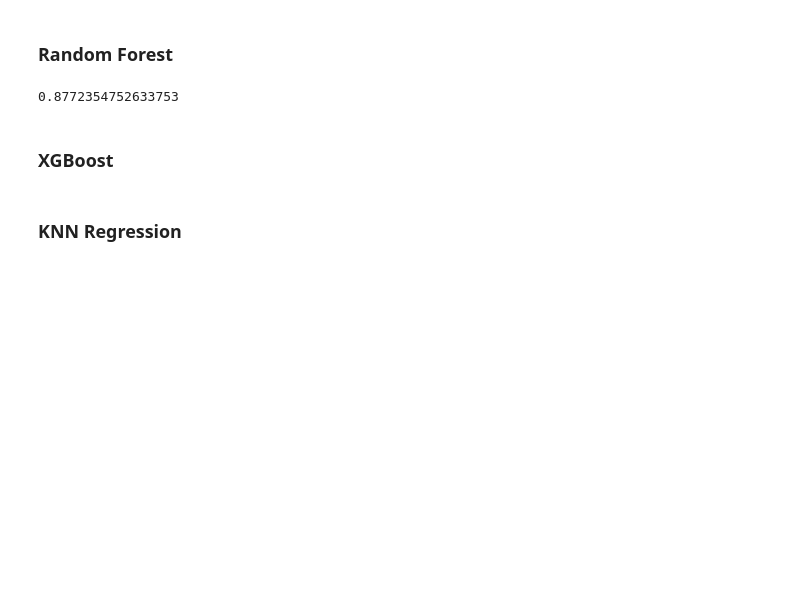
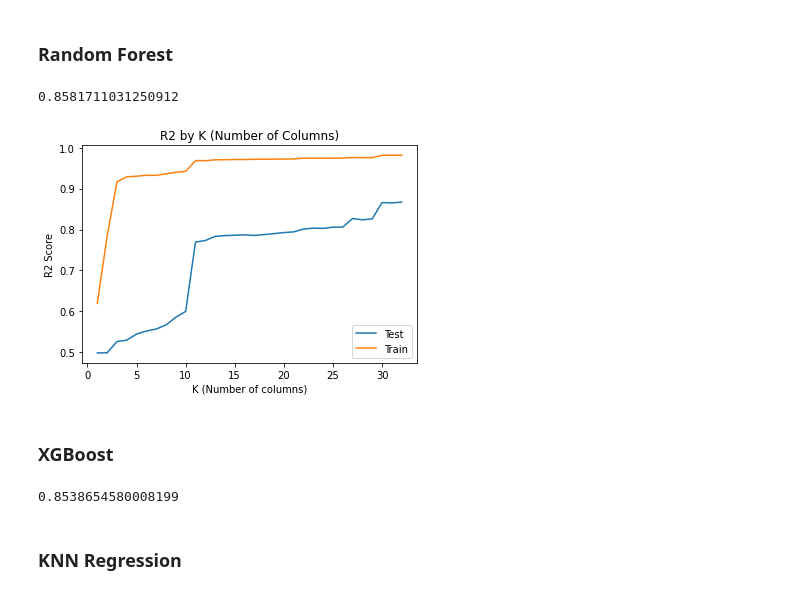
Before and after one commit to FelipeBuongermino/usa_housing, a Jupyter notebook: notebooks/USA_housing_analysis.ipynb, the cells around one changed output. Cells and saved outputs as stored; diff of their text form; code cells hidden in the pictures; blank space fills up the shorter version.

```diff
--- a/notebooks/USA_housing_analysis.ipynb
+++ b/notebooks/USA_housing_analysis.ipynb
@@ -961,10 +1037,9 @@ cv_results['test_score'].mean()
 from sklearn.ensemble import RandomForestRegressor
 from sklearn.model_selection import cross_validate
 
-forest = RandomForestRegressor(n_estimators=100)
+forest = RandomForestRegressor(n_estimators=100, n_jobs=-1, random_state=0)
 
-cv_results = cross_validate(forest, X, y, scoring = "r2", cv=5)
-
+cv_results = cross_validate(forest, X_train, y_train, scoring = "r2", cv=5)
 cv_results['test_score'].mean()
 # %% [output]
-0.8772354752633753
+0.8581711031250912
@@ -997,17 +1046,61 @@ for k in range(1,len(df_concat.columns)):
+# %%
+from sklearn.metrics import mean_absolute_error, r2_score
+import matplotlib.pyplot as plt
+
+X_train, X_test, y_train, y_test = train_test_split(df_concat.drop(['price'],axis=1), df_concat['price'], test_size=0.30, random_state=42)
+
+score_test_values = []
+score_train_values = []
+k_values = []
+
+for k in range(1,len(df_concat.columns)):
+
+    X_train, X_test, y_train, y_test = train_test_split(df_concat.drop(['price'],axis=1), df_concat['price'], test_size=0.30, random_state=42)
+    k = k
+    selector = SelectKBest(score_func=f_regression, k=k)
+    xtrain2 = selector.fit_transform(X_train, y_train)
+    xtest2 = selector.transform(X_test)
+
+    mdl = RandomForestRegressor(n_estimators=100, n_jobs=-1, random_state=0)
+    mdl.fit(xtrain2, y_train)
+
+    p = mdl.predict(xtest2)
+    p2 = mdl.predict(xtrain2)
+
+    score_test = r2_score(y_test,p)
+    score_test_values.append(score_test)
+    score_train = r2_score(y_train,p2)
+    score_train_values.append(score_train)
+    k_values.append(k)
+
+plt.plot(k_values,score_test_values)
+plt.plot(k_values,score_train_values)
+plt.legend(['Test','Train'])
+plt.xlabel('K (Number of columns)')
+plt.ylabel('R2 Score')
+plt.title('R2 by K (Number of Columns)')
+plt.show()
+# %% [output]
+[figure, added]
 # %% [markdown]
 ### XGBoost
 # %%
 from sklearn.ensemble import AdaBoostRegressor
+from sklearn.model_selection import train_test_split
+
+X_train, X_test, y_train, y_test = train_test_split(df_concat.drop(['price'],axis=1), df_concat['price'], test_size=0.30, random_state=42)
 
 adaboost = AdaBoostRegressor(
     DecisionTreeRegressor(),
     n_estimators=100)
 
-cv_results = cross_validate(adaboost, X, y, scoring = "r2", cv=5)
+cv_results = cross_validate(adaboost, X_train, y_train, scoring = "r2", cv=5)
 
 cv_results['test_score'].mean()
+# %% [output]
+0.8538654580008199
-# %% [markdown]
-### KNN Regression
+# %% [markdown]
+### KNN Regression
 # %%
 X_t = df.drop(['price','date','id'],axis = 1)
 y_t = df['price']
```
Also changed, not shown: parts of 62 cells of this notebook.
